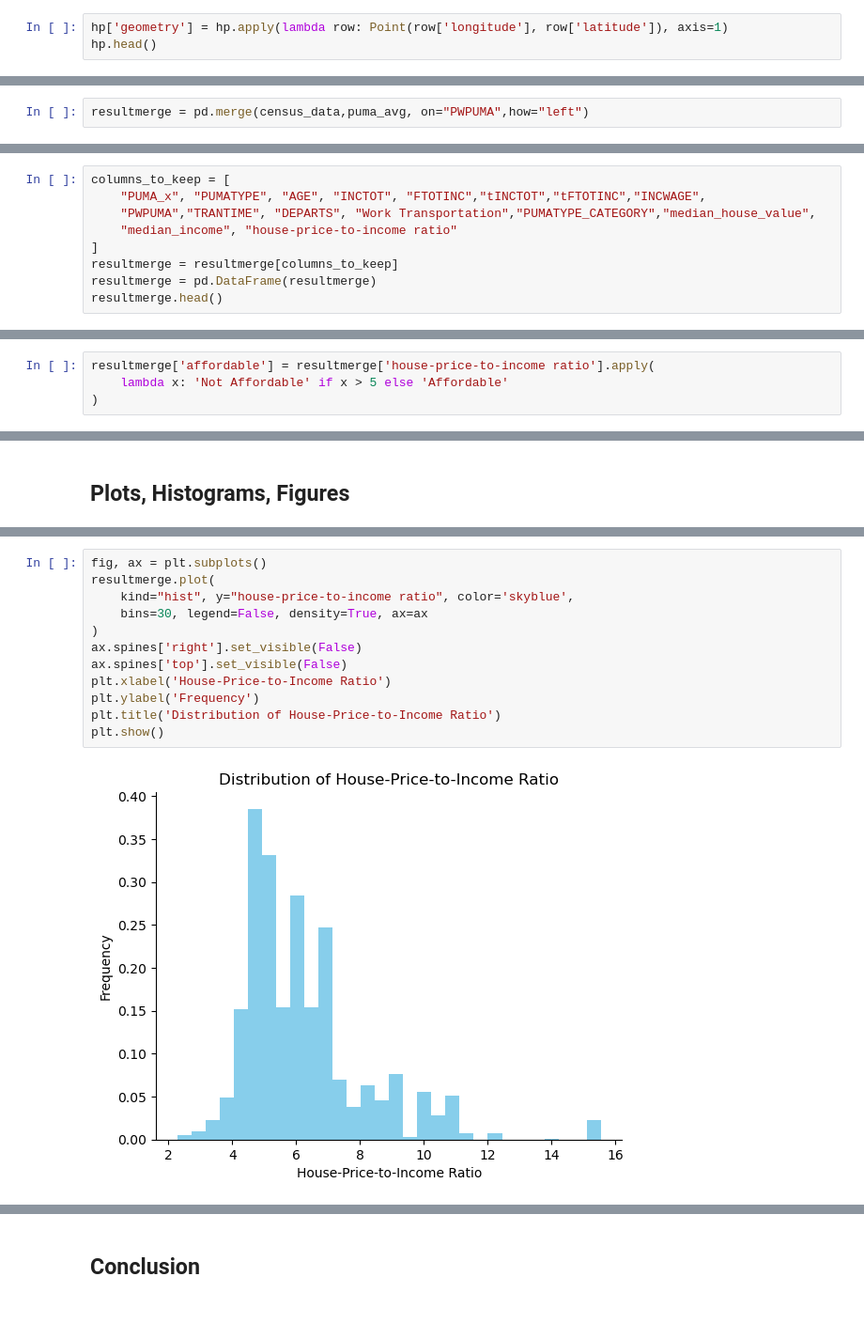
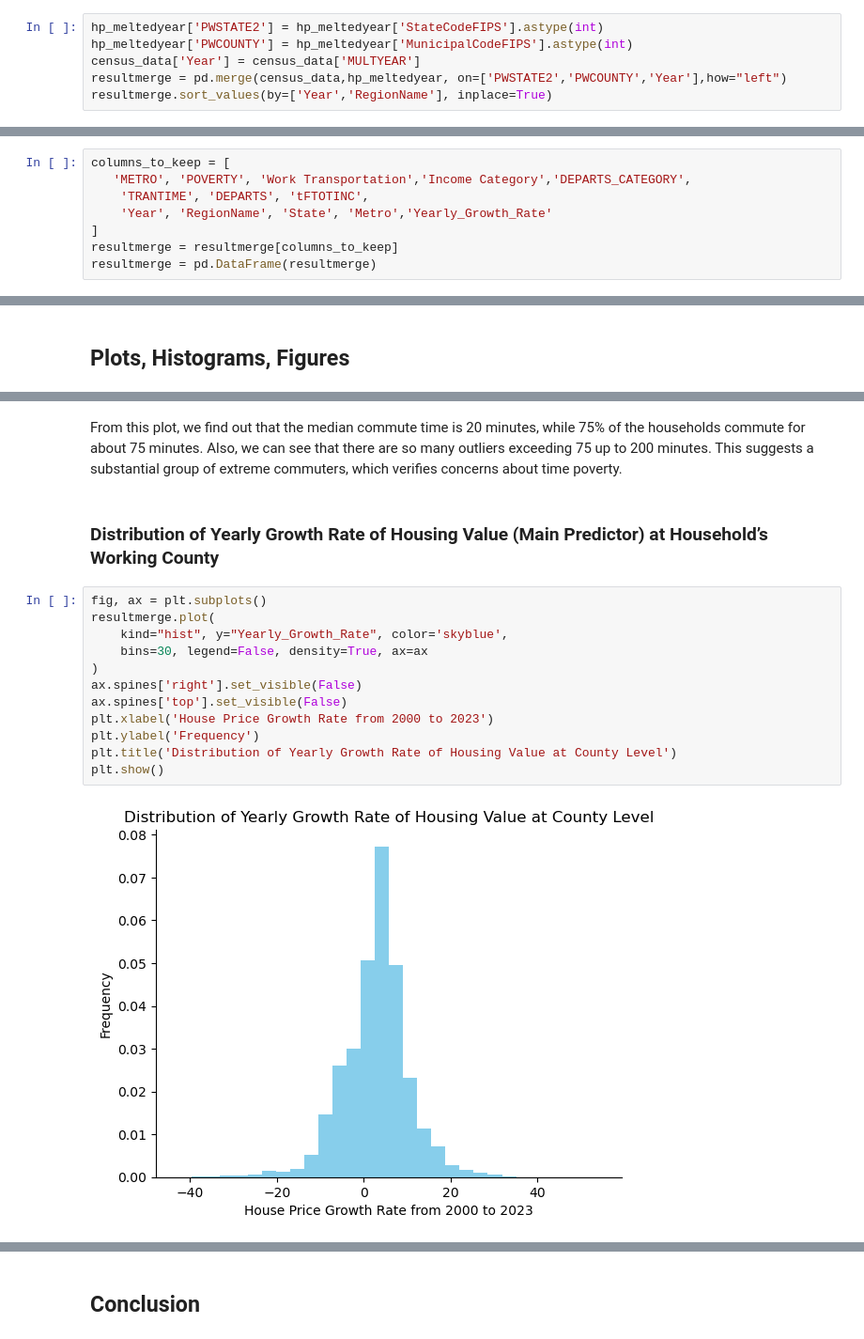
Before and after one commit to ECO225-W2025/eco225-project-code-DianaShen1224, a Jupyter notebook: Code/codebook.ipynb, the cells around one changed output, grey strips where cells are left out. Shown at 94% size. Cells and saved outputs as stored; diff of their text form; blank space fills up the shorter version.

```diff
--- a/Code/codebook.ipynb
+++ b/Code/codebook.ipynb
@@ -130,3 +232,6 @@ census_data = census_data[census_data['PWPUMA'] != 0]
 # %%
-hp['geometry'] = hp.apply(lambda row: Point(row['longitude'], row['latitude']), axis=1)
-hp.head()
+hp_meltedyear['PWSTATE2'] = hp_meltedyear['StateCodeFIPS'].astype(int)
+hp_meltedyear['PWCOUNTY'] = hp_meltedyear['MunicipalCodeFIPS'].astype(int)
+census_data['Year'] = census_data['MULTYEAR']
+resultmerge = pd.merge(census_data,hp_meltedyear, on=['PWSTATE2','PWCOUNTY','Year'],how="left")
+resultmerge.sort_values(by=['Year','RegionName'], inplace=True)
@@ -158,3 +238 @@ puma_avg.head()
-# %%
-resultmerge = pd.merge(census_data,puma_avg, on="PWPUMA",how="left")
 # %%
@@ -193,10 +254,9 @@ resultmerge = resultmerge.dropna()
 ### Filter Columns
 # %%
 columns_to_keep = [
-    "PUMA_x", "PUMATYPE", "AGE", "INCTOT", "FTOTINC","tINCTOT","tFTOTINC","INCWAGE",
-    "PWPUMA","TRANTIME", "DEPARTS", "Work Transportation","PUMATYPE_CATEGORY","median_house_value",
-    "median_income", "house-price-to-income ratio"
+   'METRO', 'POVERTY', 'Work Transportation','Income Category','DEPARTS_CATEGORY',
+    'TRANTIME', 'DEPARTS', 'tFTOTINC',
+    'Year', 'RegionName', 'State', 'Metro','Yearly_Growth_Rate'
 ]
 resultmerge = resultmerge[columns_to_keep]
 resultmerge = pd.DataFrame(resultmerge)
-resultmerge.head()
@@ -210,6 +263,2 @@ resultmerge.head()
 # %% [markdown]
 ## Summary Statistics Tables
-# %%
-resultmerge['affordable'] = resultmerge['house-price-to-income ratio'].apply(
-    lambda x: 'Not Affordable' if x > 5 else 'Affordable'
-)
@@ -296,14 +388,18 @@ plt.show()
+# %% [markdown]
+From this plot, we find out that the median commute time is 20 minutes, while 75% of the households commute for about 75 minutes. Also, we can see that there are so many outliers exceeding 75 up to 200 minutes. This suggests a substantial group of extreme commuters, which verifies concerns about time poverty.
+# %% [markdown]
+### Distribution of Yearly Growth Rate of Housing Value (Main Predictor) at Household’s Working County
 # %%
 fig, ax = plt.subplots()
 resultmerge.plot(
-    kind="hist", y="house-price-to-income ratio", color='skyblue',
+    kind="hist", y="Yearly_Growth_Rate", color='skyblue',
     bins=30, legend=False, density=True, ax=ax
 )
 ax.spines['right'].set_visible(False)
 ax.spines['top'].set_visible(False)
-plt.xlabel('House-Price-to-Income Ratio')
+plt.xlabel('House Price Growth Rate from 2000 to 2023')
 plt.ylabel('Frequency')
-plt.title('Distribution of House-Price-to-Income Ratio')
+plt.title('Distribution of Yearly Growth Rate of Housing Value at County Level')
 plt.show()
 # %% [output]
-[figure, old version]
+[figure, new version]
```
Also changed, not shown: parts of 100 cells of this notebook.
